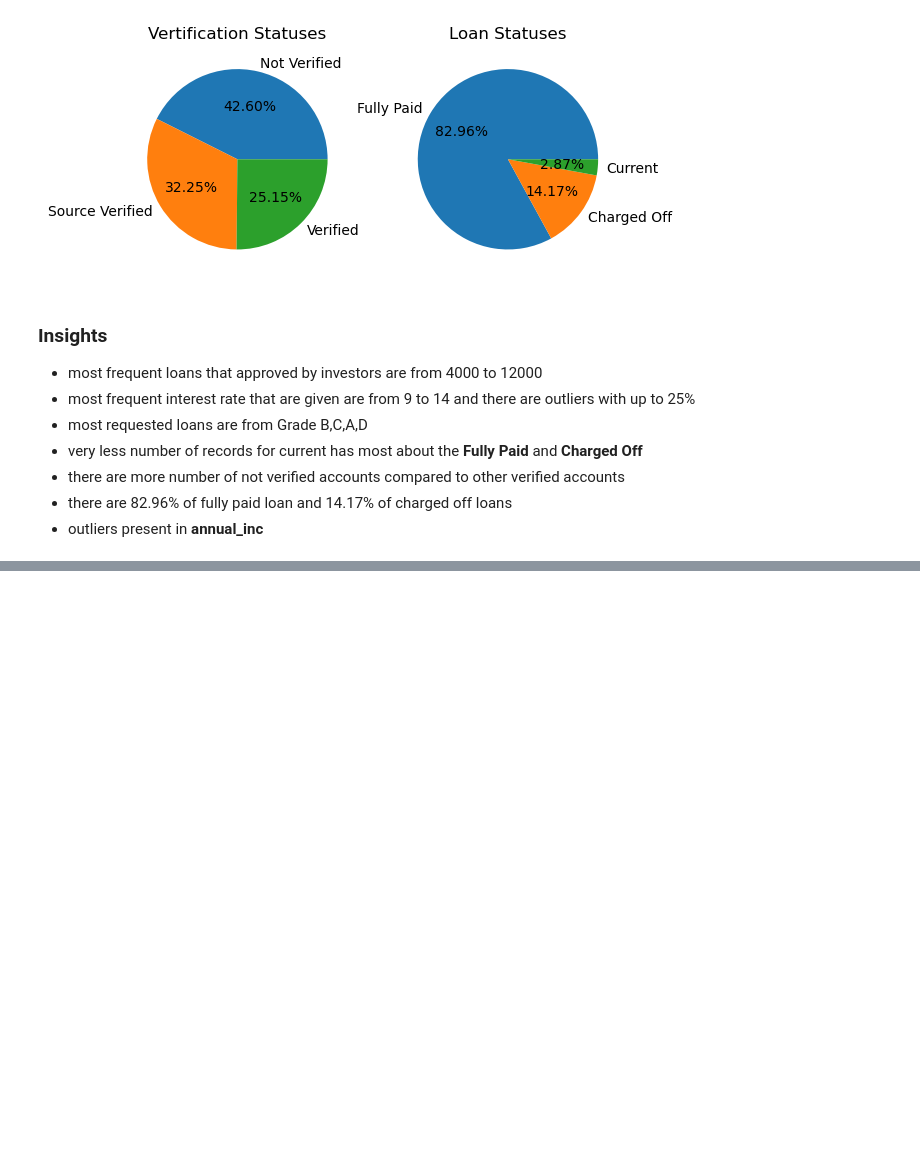
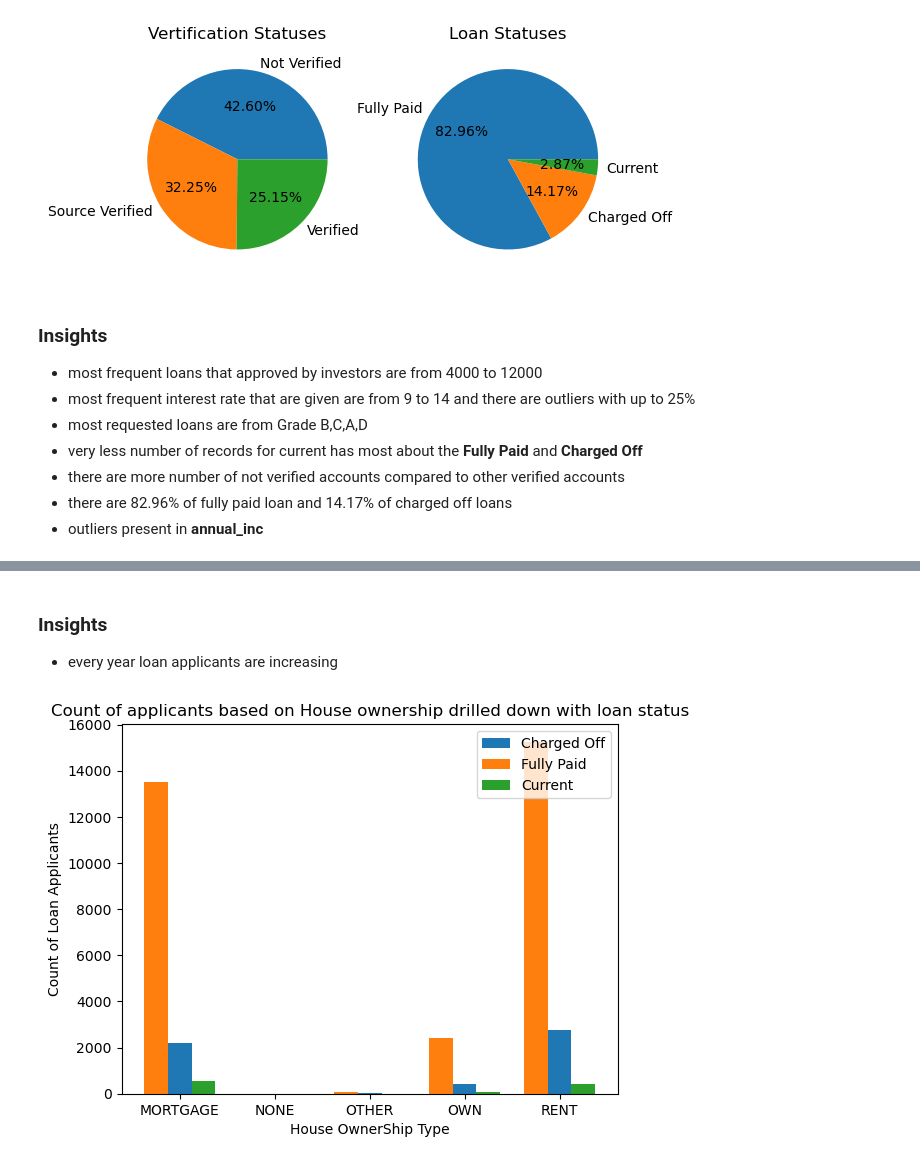
Before and after one commit to Rakesh459/groupcasestudyonloan, a Jupyter notebook: group case study loan.ipynb, the cells around one changed output, grey strips where cells are left out. Cells and saved outputs as stored; diff of their text form; code cells hidden in the pictures; blank space fills up the shorter version.

```diff
--- a/group case study loan.ipynb
+++ b/group case study loan.ipynb
@@ -232,0 +262,26 @@ loan_df.annual_inc.max()
+# %% [markdown]
+### Insights
+- every year loan applicants are increasing
+# %%
+loan_count = loan_df.pivot_table(columns='home_ownership', index=['loan_status'], values ='id', aggfunc=np.count_nonzero )
+
+
+bar_width = 0.25
+
+br1 = np.arange(len(loan_count.columns))
+br2 = [x + bar_width for x in br1]
+br3 = [x + bar_width for x in br2]
+plt.bar(br2,loan_count.values[0],width=bar_width,label=loan_count.index[0])
+plt.bar(br1,loan_count.values[2],width=bar_width,label=loan_count.index[2])
+plt.bar(br3,loan_count.values[1],width=bar_width,label=loan_count.index[1])
+
+
+plt.xticks([r + bar_width for r in range(len(loan_count.columns))],
+        loan_count.columns)
+plt.xlabel('House OwnerShip Type')
+plt.ylabel('Count of Loan Applicants')
+plt.title('Count of applicants based on House ownership drilled down with loan status')
+plt.legend()
+plt.show()
+# %% [output]
+[figure, added]
```
Also changed, not shown: parts of 13 cells of this notebook.
